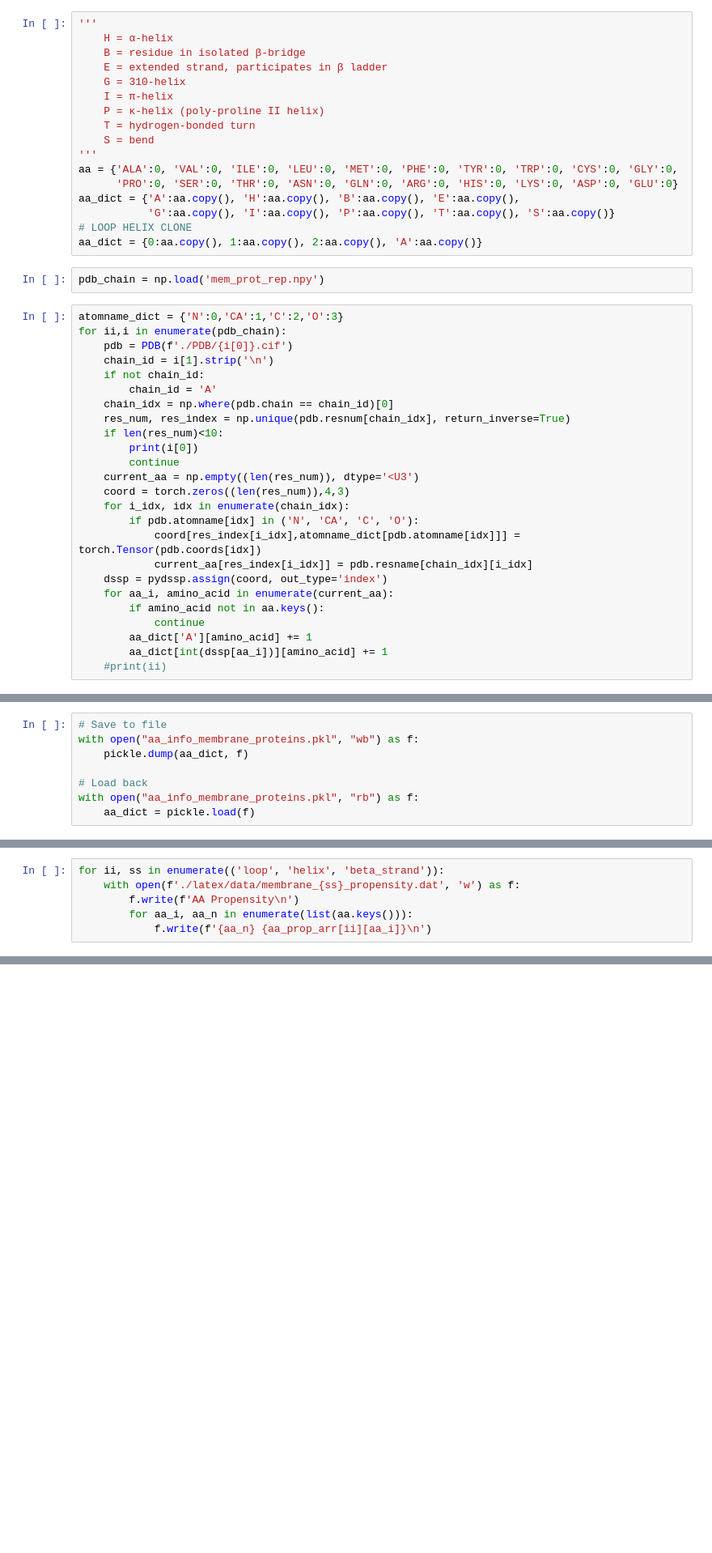
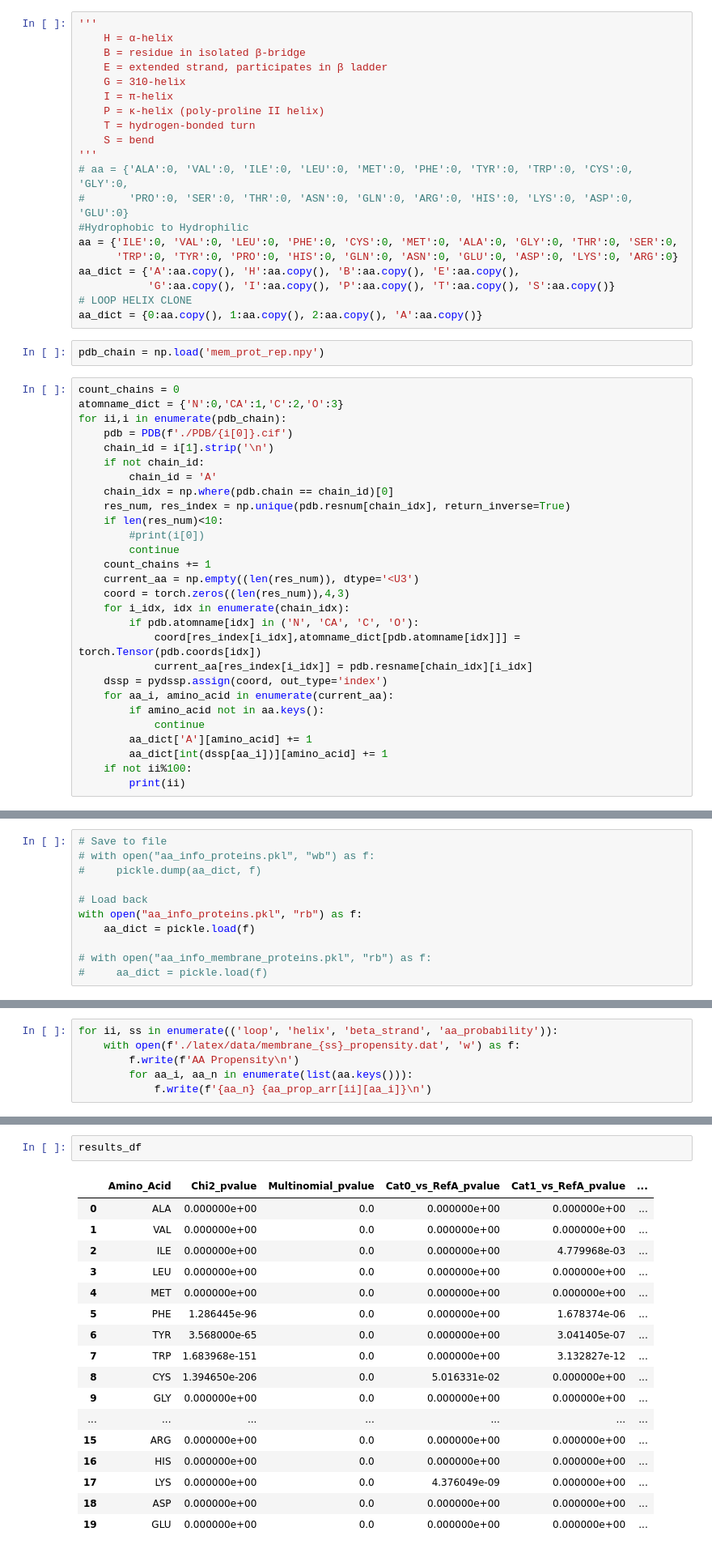
Before and after one commit to azamanos/Amino-Acid-Propensities_APP, a Jupyter notebook: calculate_propensity.ipynb, the cells around one changed output, grey strips where cells are left out. Shown at 81% size. Cells and saved outputs as stored; diff of their text form; blank space fills up the shorter version.

```diff
--- a/calculate_propensity.ipynb
+++ b/calculate_propensity.ipynb
@@ -17,8 +17,11 @@ np.set_printoptions(suppress=True, linewidth=120, formatter={'int': '{:d}'.forma
     T = hydrogen-bonded turn
     S = bend
 '''
-aa = {'ALA':0, 'VAL':0, 'ILE':0, 'LEU':0, 'MET':0, 'PHE':0, 'TYR':0, 'TRP':0, 'CYS':0, 'GLY':0,
-      'PRO':0, 'SER':0, 'THR':0, 'ASN':0, 'GLN':0, 'ARG':0, 'HIS':0, 'LYS':0, 'ASP':0, 'GLU':0}
+# aa = {'ALA':0, 'VAL':0, 'ILE':0, 'LEU':0, 'MET':0, 'PHE':0, 'TYR':0, 'TRP':0, 'CYS':0, 'GLY':0,
+#       'PRO':0, 'SER':0, 'THR':0, 'ASN':0, 'GLN':0, 'ARG':0, 'HIS':0, 'LYS':0, 'ASP':0, 'GLU':0}
+#Hydrophobic to Hydrophilic
+aa = {'ILE':0, 'VAL':0, 'LEU':0, 'PHE':0, 'CYS':0, 'MET':0, 'ALA':0, 'GLY':0, 'THR':0, 'SER':0,
+      'TRP':0, 'TYR':0, 'PRO':0, 'HIS':0, 'GLN':0, 'ASN':0, 'GLU':0, 'ASP':0, 'LYS':0, 'ARG':0}
 aa_dict = {'A':aa.copy(), 'H':aa.copy(), 'B':aa.copy(), 'E':aa.copy(),
            'G':aa.copy(), 'I':aa.copy(), 'P':aa.copy(), 'T':aa.copy(), 'S':aa.copy()}
 # LOOP HELIX CLONE
@@ -26,6 +29,7 @@ aa_dict = {0:aa.copy(), 1:aa.copy(), 2:aa.copy(), 'A':aa.copy()}
 # %%
 pdb_chain = np.load('mem_prot_rep.npy')
 # %%
+count_chains = 0
 atomname_dict = {'N':0,'CA':1,'C':2,'O':3}
 for ii,i in enumerate(pdb_chain):
     pdb = PDB(f'./PDB/{i[0]}.cif')
@@ -35,8 +39,9 @@ for ii,i in enumerate(pdb_chain):
     chain_idx = np.where(pdb.chain == chain_id)[0]
     res_num, res_index = np.unique(pdb.resnum[chain_idx], return_inverse=True)
     if len(res_num)<10:
-        print(i[0])
+        #print(i[0])
         continue
+    count_chains += 1
     current_aa = np.empty((len(res_num)), dtype='<U3')
     coord = torch.zeros((len(res_num)),4,3)
     for i_idx, idx in enumerate(chain_idx):
@@ -49,6 +54,7 @@ for ii,i in enumerate(pdb_chain):
             continue
         aa_dict['A'][amino_acid] += 1
         aa_dict[int(dssp[aa_i])][amino_acid] += 1
-    #print(ii)
+    if not ii%100:
+        print(ii)
 # %% [output]
 0
@@ -71,11 +75,14 @@ for ii,i in enumerate(pdb_chain):
 # %%
 # Save to file
-with open("aa_info_membrane_proteins.pkl", "wb") as f:
-    pickle.dump(aa_dict, f)
+# with open("aa_info_proteins.pkl", "wb") as f:
+#     pickle.dump(aa_dict, f)
 
 # Load back
-with open("aa_info_membrane_proteins.pkl", "rb") as f:
+with open("aa_info_proteins.pkl", "rb") as f:
     aa_dict = pickle.load(f)
+
+# with open("aa_info_membrane_proteins.pkl", "rb") as f:
+#     aa_dict = pickle.load(f)
 # %%
 aa_arr = np.array([[aa_dict[i][j] for j in list(aa_dict[0].keys())] for i in list(aa_dict.keys())])
 aa_prop_arr = aa_arr.copy().astype(float)
@@ -84,7 +91,7 @@ for i in range(len(aa_prop_arr)):
 for i in range(len(aa_prop_arr)-1):
     aa_prop_arr[i] /= aa_prop_arr[-1]
 # %%
-for ii, ss in enumerate(('loop', 'helix', 'beta_strand')):
+for ii, ss in enumerate(('loop', 'helix', 'beta_strand', 'aa_probability')):
     with open(f'./latex/data/membrane_{ss}_propensity.dat', 'w') as f:
         f.write(f'AA Propensity\n')
         for aa_i, aa_n in enumerate(list(aa.keys())):
@@ -114,0 +326,20 @@ list(aa.keys())
+# %%
+results_df
+# %% [output]
+|  | Amino_Acid | Chi2_pvalue | Multinomial_pvalue | Cat0_vs_RefA_pvalue | Cat1_vs_RefA_pvalue | ... |
+| 0 | ALA | 0.000000e+00 | 0.0 | 0.000000e+00 | 0.000000e+00 | ... |
+| 1 | VAL | 0.000000e+00 | 0.0 | 0.000000e+00 | 0.000000e+00 | ... |
+| 2 | ILE | 0.000000e+00 | 0.0 | 0.000000e+00 | 4.779968e-03 | ... |
+| 3 | LEU | 0.000000e+00 | 0.0 | 0.000000e+00 | 0.000000e+00 | ... |
+| 4 | MET | 0.000000e+00 | 0.0 | 0.000000e+00 | 0.000000e+00 | ... |
+| 5 | PHE | 1.286445e-96 | 0.0 | 0.000000e+00 | 1.678374e-06 | ... |
+| 6 | TYR | 3.568000e-65 | 0.0 | 0.000000e+00 | 3.041405e-07 | ... |
+| 7 | TRP | 1.683968e-151 | 0.0 | 0.000000e+00 | 3.132827e-12 | ... |
+| 8 | CYS | 1.394650e-206 | 0.0 | 5.016331e-02 | 0.000000e+00 | ... |
+| 9 | GLY | 0.000000e+00 | 0.0 | 0.000000e+00 | 0.000000e+00 | ... |
+| ... | ... | ... | ... | ... | ... | ... |
+| 15 | ARG | 0.000000e+00 | 0.0 | 0.000000e+00 | 0.000000e+00 | ... |
+| 16 | HIS | 0.000000e+00 | 0.0 | 0.000000e+00 | 0.000000e+00 | ... |
+| 17 | LYS | 0.000000e+00 | 0.0 | 4.376049e-09 | 0.000000e+00 | ... |
+| 18 | ASP | 0.000000e+00 | 0.0 | 0.000000e+00 | 0.000000e+00 | ... |
+| 19 | GLU | 0.000000e+00 | 0.0 | 0.000000e+00 | 0.000000e+00 | ... |
```
Also changed, not shown: parts of 5 cells of this notebook, 21 other files.
